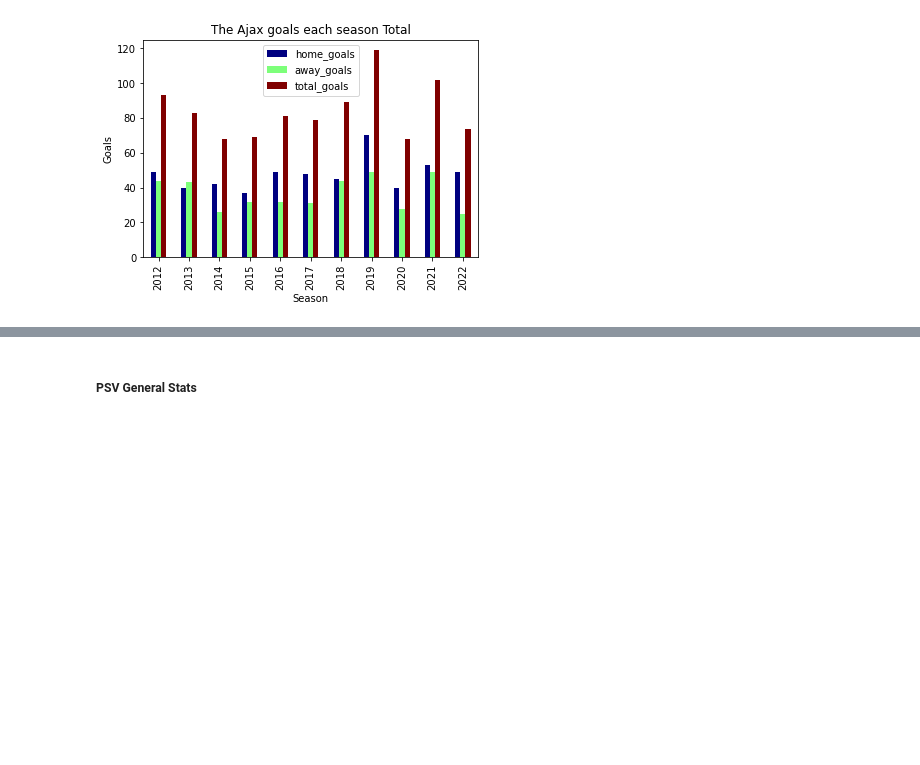
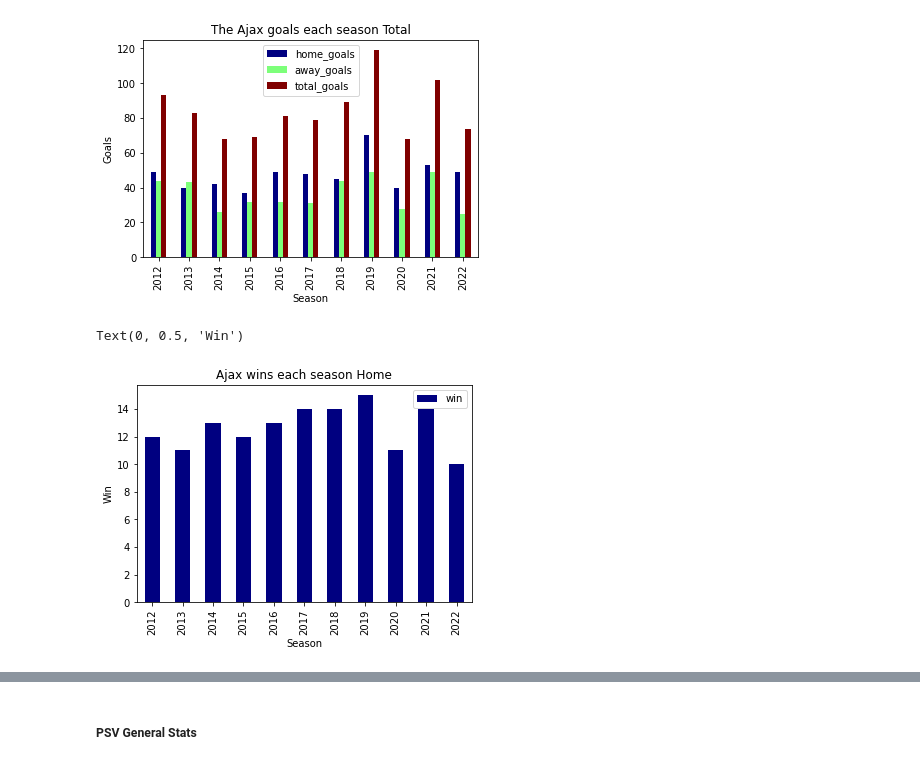
Before and after one commit to mohammedaljader/Football_Predictions_ML, a Jupyter notebook: notebook.ipynb, the cells around one changed output, grey strips where cells are left out. Cells and saved outputs as stored; diff of their text form; code cells hidden in the pictures; blank space fills up the shorter version.

```diff
--- a/notebook.ipynb
+++ b/notebook.ipynb
@@ -945,3 +945,17 @@ ax.set_ylabel("Goals")
 # %% [output]
 Text(0, 0.5, 'Goals')
 [figure]
+# %%
+# Ajax Wins Each Season Home
+EachSeasonAjaxWinHome = filtered_matches[(filtered_matches['home'] == 'ajax-amsterdam') & (filtered_matches['home_score'] > filtered_matches['away_score'])]
+EachSeasonAjaxWinHome.insert(loc=0, column='win', value=1)
+GroupBySeasenHomeWins = EachSeasonAjaxWinHome.groupby(['saison'])[['win']].sum()
+
+# # # plot Ajax Wins in each Season Home
+dfEachSeasonAjaxHome = pd.DataFrame(GroupBySeasenHomeWins)
+ax = dfEachSeasonAjaxHome.plot(lw=2, colormap='jet', kind = 'bar', title='Ajax wins each season Home')
+ax.set_xlabel("Season")
+ax.set_ylabel("Win")
+# %% [output]
+Text(0, 0.5, 'Win')
+[figure, added]
```
Also changed, not shown: parts of 2 cells of this notebook.
